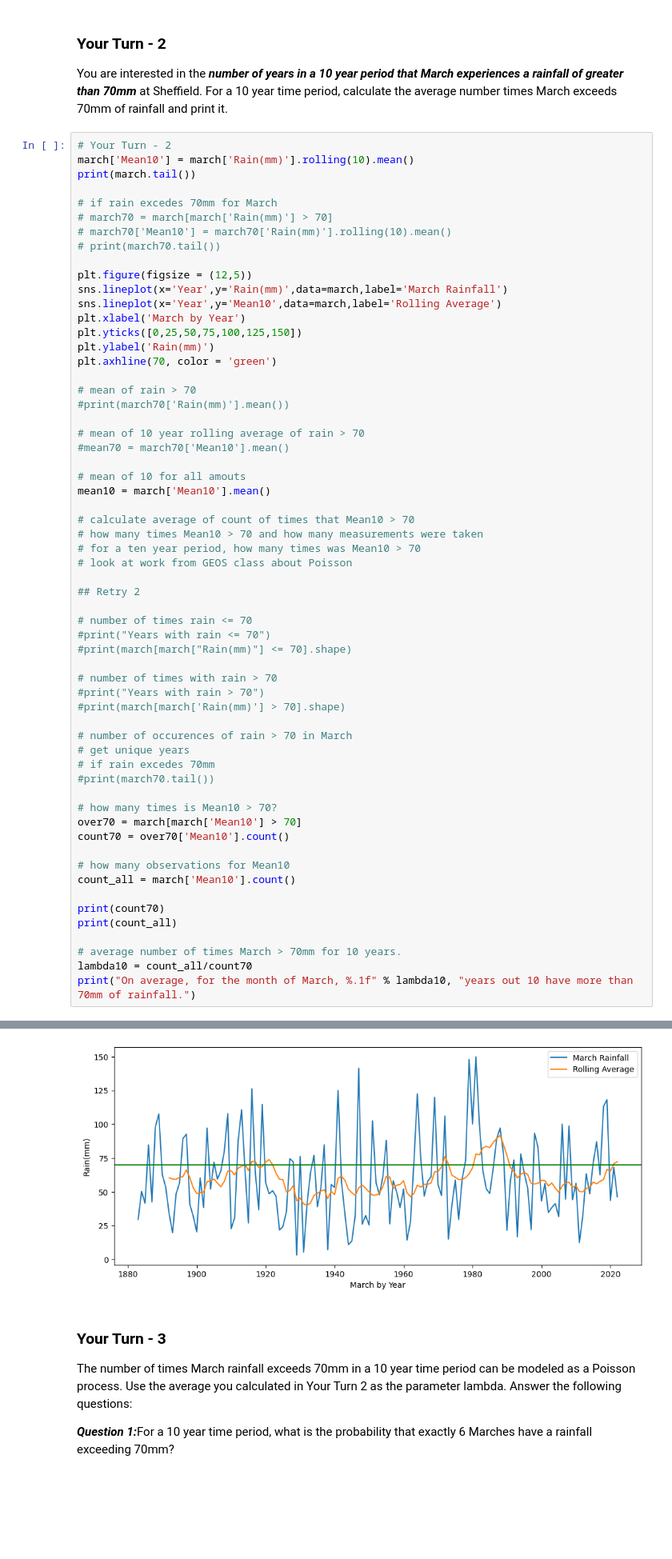
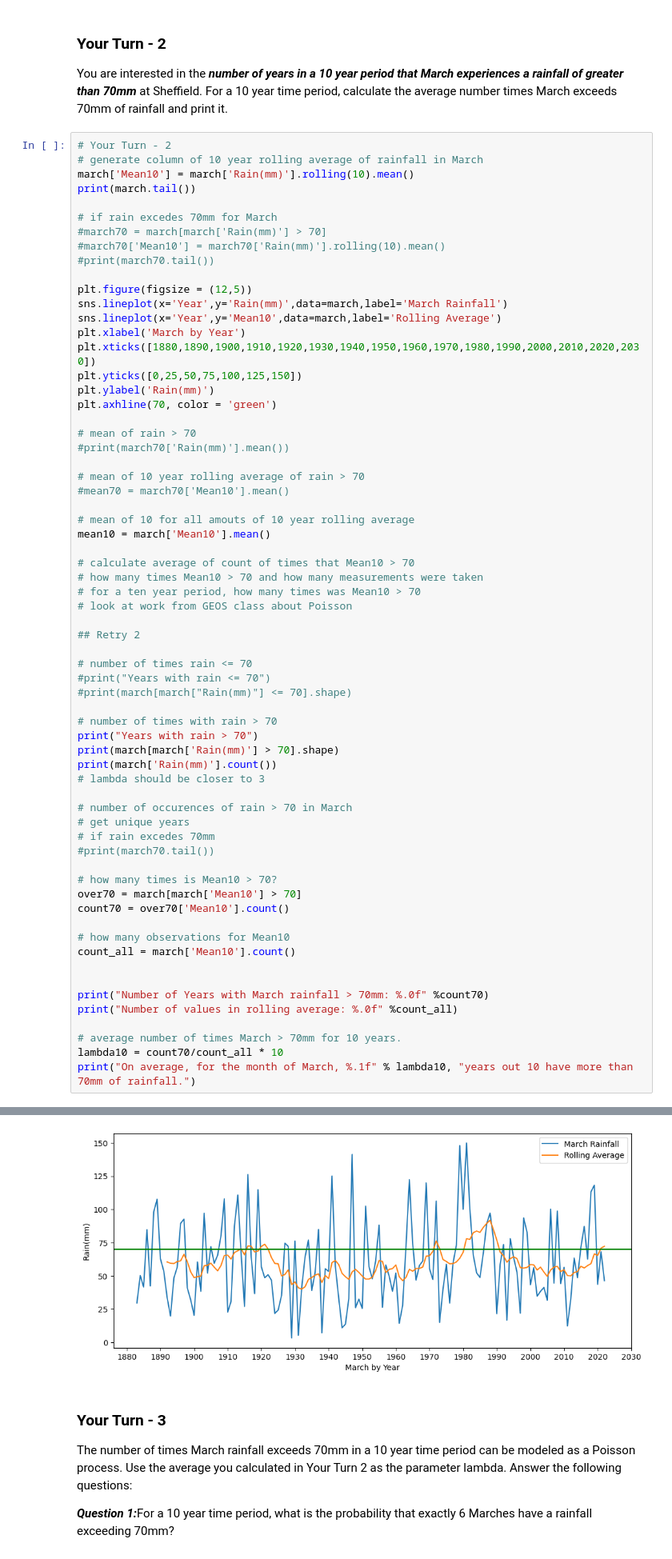
Before and after one commit to tb055/M11-CS-Weather-Station, a Jupyter notebook: Case_Study-_Weather_Stations_-_Student_copy.ipynb, the cells around one changed output, grey strips where cells are left out. Shown at 80% size. Cells and saved outputs as stored; diff of their text form; blank space fills up the shorter version.

```diff
--- a/Case_Study-_Weather_Stations_-_Student_copy.ipynb
+++ b/Case_Study-_Weather_Stations_-_Student_copy.ipynb
@@ -728,18 +728,20 @@ See the caveats in the documentation: https://pandas.pydata.org/pandas-docs/stab
 You are interested in the <b><i>number of years in a 10 year period that March experiences a rainfall of greater than 70mm</i></b> at Sheffield. For a 10 year time period, calculate the average number times March exceeds 70mm of rainfall and print it.
 # %%
 # Your Turn - 2
+# generate column of 10 year rolling average of rainfall in March
 march['Mean10'] = march['Rain(mm)'].rolling(10).mean()
 print(march.tail())
 
 # if rain excedes 70mm for March
-# march70 = march[march['Rain(mm)'] > 70]
-# march70['Mean10'] = march70['Rain(mm)'].rolling(10).mean()
-# print(march70.tail())
+#march70 = march[march['Rain(mm)'] > 70]
+#march70['Mean10'] = march70['Rain(mm)'].rolling(10).mean()
+#print(march70.tail())
 
 plt.figure(figsize = (12,5))
 sns.lineplot(x='Year',y='Rain(mm)',data=march,label='March Rainfall')
 sns.lineplot(x='Year',y='Mean10',data=march,label='Rolling Average')
 plt.xlabel('March by Year')
+plt.xticks([1880,1890,1900,1910,1920,1930,1940,1950,1960,1970,1980,1990,2000,2010,2020,2030])
 plt.yticks([0,25,50,75,100,125,150])
 plt.ylabel('Rain(mm)')
 plt.axhline(70, color = 'green')
@@ -750,7 +752,7 @@ plt.axhline(70, color = 'green')
 # mean of 10 year rolling average of rain > 70
 #mean70 = march70['Mean10'].mean()
 
-# mean of 10 for all amouts
+# mean of 10 for all amouts of 10 year rolling average
 mean10 = march['Mean10'].mean()
 
 # calculate average of count of times that Mean10 > 70
@@ -765,8 +767,10 @@ mean10 = march['Mean10'].mean()
 #print(march[march["Rain(mm)"] <= 70].shape)
 
 # number of times with rain > 70
-#print("Years with rain > 70")
-#print(march[march['Rain(mm)'] > 70].shape)
+print("Years with rain > 70")
+print(march[march['Rain(mm)'] > 70].shape)
+print(march['Rain(mm)'].count())
+# lambda should be closer to 3
 
 # number of occurences of rain > 70 in March
 # get unique years
@@ -780,11 +784,12 @@ count70 = over70['Mean10'].count()
 # how many observations for Mean10
 count_all = march['Mean10'].count()
 
-print(count70)
-print(count_all)
+
+print("Number of Years with March rainfall > 70mm: %.0f" %count70)
+print("Number of values in rolling average: %.0f" %count_all)
 
 # average number of times March > 70mm for 10 years.
-lambda10 = count_all/count70
+lambda10 = count70/count_all * 10
 print("On average, for the month of March, %.1f" % lambda10, "years out 10 have more than 70mm of rainfall.")
 # %% [output]
       Year  Month TMax(C) TMin(C) afDays  Rain(mm) Sun(hours)  Mean10
@@ -799,9 +807,9 @@ On average, for the month of March, 6.5 years out 10 have more than 70mm of rain
 A value is trying to be set on a copy of a slice from a DataFrame.
 Try using .loc[row_indexer,col_indexer] = value instead
 
 See the caveats in the documentation: https://pandas.pydata.org/pandas-docs/stable/user_guide/indexing.html#returning-a-view-versus-a-copy
   march['Mean10'] = march['Rain(mm)'].rolling(10).mean()
-[figure, old version]
+[figure, new version]
 # %% [markdown]
 <h3 class="yt">Your Turn - 3</h3>
 
```
Also changed, not shown: parts of 14 cells of this notebook.
